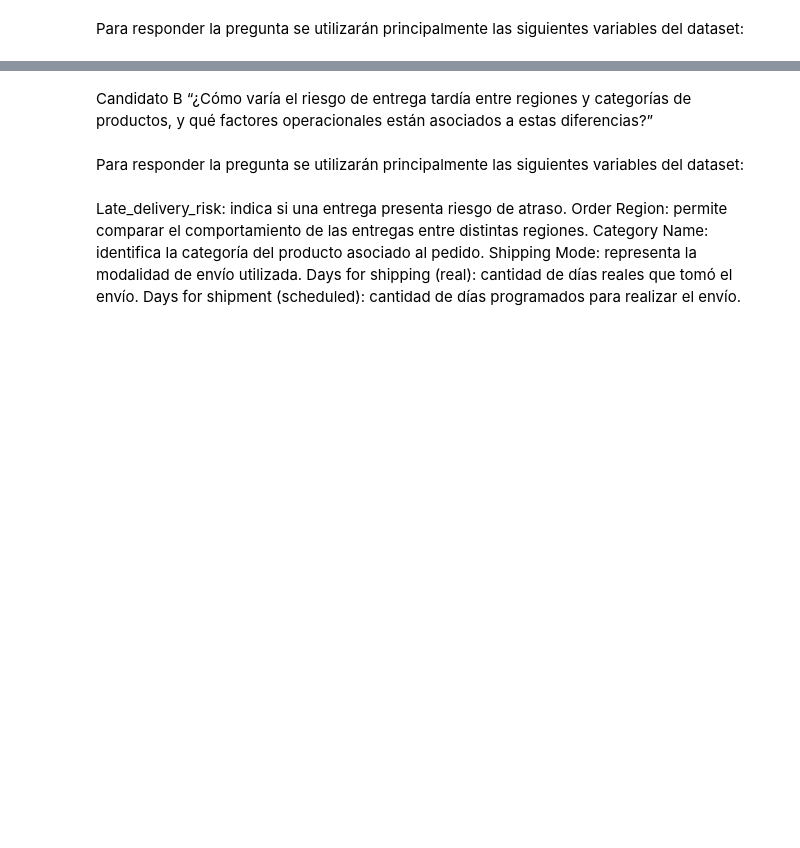
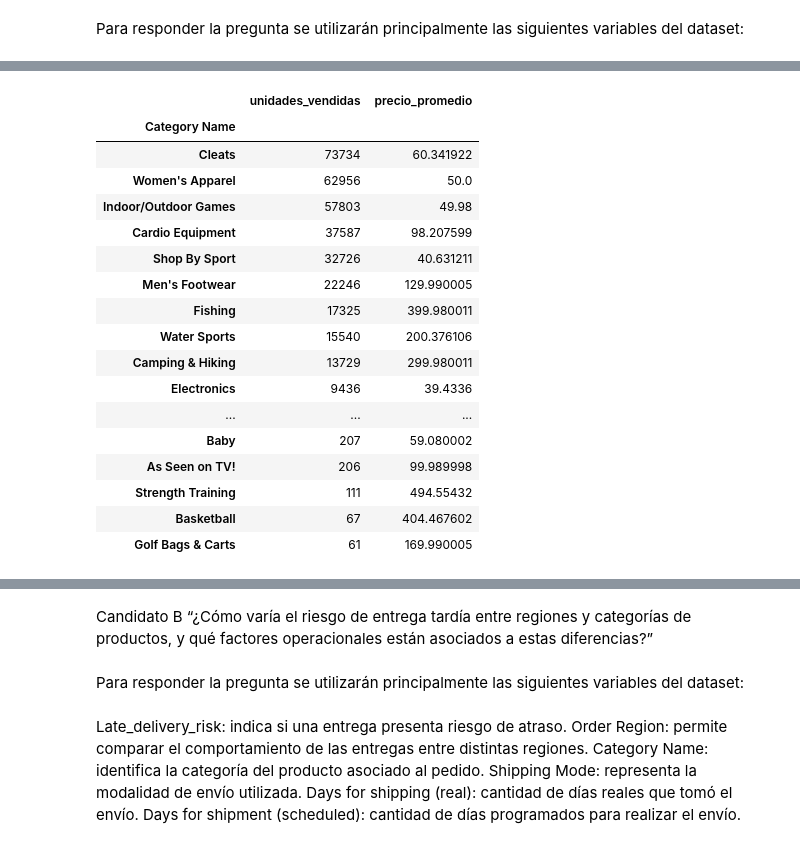
Before and after one commit to ians513/Business-Intelligence, a Jupyter notebook: Workshop Inicio Proyecto.ipynb, the cells around one changed output, grey strips where cells are left out. Cells and saved outputs as stored; diff of their text form; code cells hidden in the pictures; blank space fills up the shorter version.

```diff
--- a/Workshop Inicio Proyecto.ipynb
+++ b/Workshop Inicio Proyecto.ipynb
@@ -211,0 +267,30 @@ display(riesgo_envio)
+# %%
+ventas_precio = (
+    df.groupby("Category Name")
+      .agg(
+          unidades_vendidas=("Order Item Quantity", "sum"),
+          precio_promedio=("Order Item Product Price", "mean")
+      )
+      .sort_values("unidades_vendidas", ascending=False)
+)
+
+display(ventas_precio)
+# %% [output]
+|  | unidades_vendidas | precio_promedio |
+| Category Name |  |  |
+| Cleats | 73734 | 60.341922 |
+| Women's Apparel | 62956 | 50.0 |
+| Indoor/Outdoor Games | 57803 | 49.98 |
+| Cardio Equipment | 37587 | 98.207599 |
+| Shop By Sport | 32726 | 40.631211 |
+| Men's Footwear | 22246 | 129.990005 |
+| Fishing | 17325 | 399.980011 |
+| Water Sports | 15540 | 200.376106 |
+| Camping & Hiking | 13729 | 299.980011 |
+| Electronics | 9436 | 39.4336 |
+| ... | ... | ... |
+| Baby | 207 | 59.080002 |
+| As Seen on TV! | 206 | 99.989998 |
+| Strength Training | 111 | 494.55432 |
+| Basketball | 67 | 404.467602 |
+| Golf Bags & Carts | 61 | 169.990005 |
```
Also changed, not shown: parts of 10 cells of this notebook.
